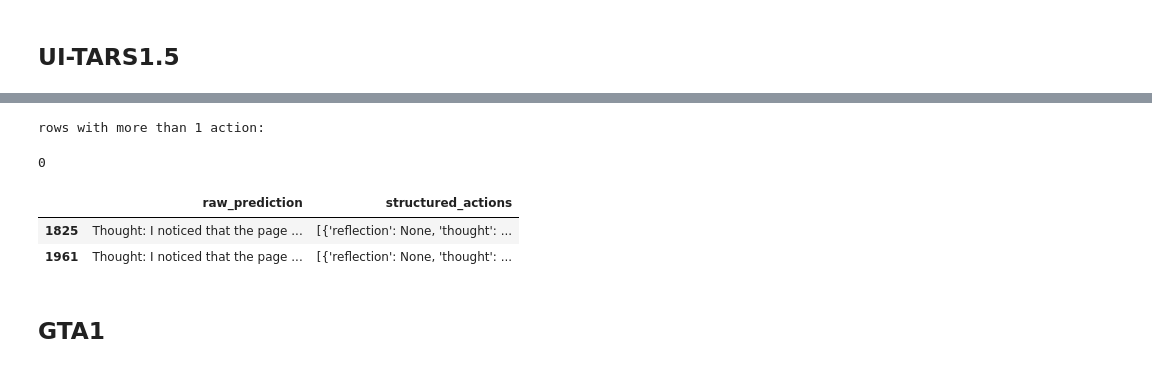
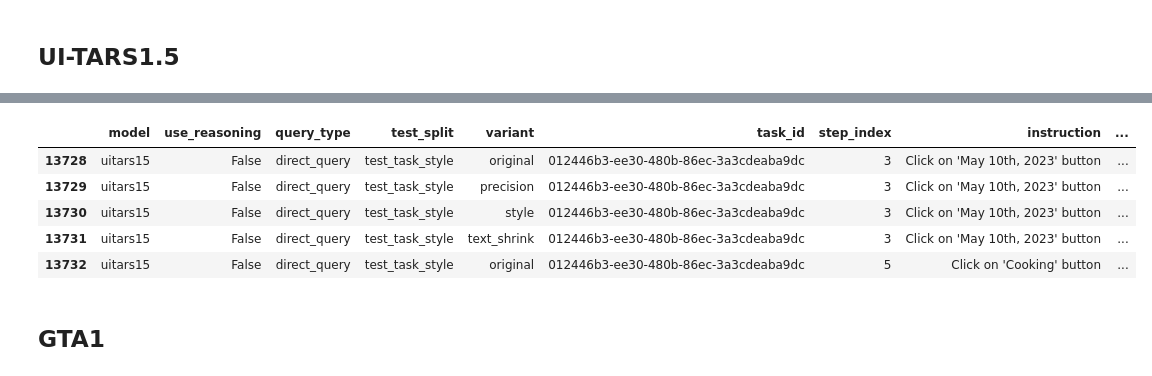
Before and after one commit to ManifoldRG/GUI-DR, a Jupyter notebook: data/baseline_results_analysis.ipynb, the cells around one changed output, grey strips where cells are left out. Drawn from its saved outputs; the diff is of its cells as text; code cells hidden in the pictures.

```diff
--- a/data/baseline_results_analysis.ipynb
+++ b/data/baseline_results_analysis.ipynb
@@ -67,6 +205,8 @@ IMAGE_FACTOR = 28
 MIN_PIXELS = 100 * 28 * 28
 MAX_PIXELS = 16384 * 28 * 28
 MAX_RATIO = 200
+IMAGE_HEIGHT = 1080
+IMAGE_WIDTH = 1920
 
 def escape_single_quotes(text):
     # 匹配未转义的单引号（不匹配 \\'）
@@ -246,7 +674,7 @@ def parse_action(action_str):
         print(f"Failed to parse action '{action_str}': {e}")
         return None
 
-def parse_action_to_structure_output(text, factor, origin_resized_height, origin_resized_width, model_type, max_pixels=16384*28*28, min_pixels=100*28*28):
+def parse_action_to_structure_output(text, factor = IMAGE_FACTOR, origin_resized_height = 1080, origin_resized_width = 1920, model_type = "qwen25vl", max_pixels=16384*28*28, min_pixels=100*28*28):
     text = text.strip()
     if model_type == "qwen25vl":
         smart_resize_height, smart_resize_width = smart_resize(origin_resized_height, origin_resized_width, factor=IMAGE_FACTOR, min_pixels=min_pixels, max_pixels=max_pixels)
@@ -312,9 +740,8 @@ def parse_action_to_structure_output(text, factor, origin_resized_height, origin
 
             if "start_box" in param_name or "end_box" in param_name:
                 ori_box = param
-                # Remove parentheses and split the string by commas
-                numbers = ori_box.replace("(", "").replace(")", "").split(",")
-
+                # Remove parentheses and brackets, then split the string by commas
+                numbers = ori_box.replace("(", "").replace(")", "").replace("[", "").replace("]", "").split(",")
                 # Convert to float and scale by 1000
                 # Qwen2.5vl output absolute coordinates, qwen2vl output relative coordinates
                 if model_type == "qwen25vl":
@@ -322,14 +749,14 @@ def parse_action_to_structure_output(text, factor, origin_resized_height, origin
                     for num_idx, num in enumerate(numbers):
                         num = float(num)
                         if (num_idx + 1) % 2 == 0:
-                            float_numbers.append(float(num/smart_resize_height))
+                            float_numbers.append(round(float(num/smart_resize_height * IMAGE_HEIGHT)))
                         else:
-                            float_numbers.append(float(num/smart_resize_width))
+                            float_numbers.append(round(float(num/smart_resize_width * IMAGE_WIDTH)))
                 else:
-                    float_numbers = [float(num) / factor for num in numbers]
+                    raise ValueError(f"Unknown model type: {model_type}")
 
-                if len(float_numbers) == 2:
-                    float_numbers = [float_numbers[0], float_numbers[1], float_numbers[0], float_numbers[1]]
+                # if len(float_numbers) == 2:
+                #     float_numbers = [float_numbers[0], float_numbers[1], float_numbers[0], float_numbers[1]]
                 action_inputs[param_name.strip()] = str(float_numbers)
 
         # import pdb; pdb.set_trace()
@@ -361,26 +771,46 @@ Name: raw_prediction, Length: 800, dtype: object
 # %%
-from pprint import pprint
+uitars15_filter = df_all['model'] == 'uitars15'
+uitars15_df = df_all[uitars15_filter].copy()
 
-uitars15_df['structured_actions'] = uitars15_df['raw_prediction'].apply(parse_action_to_structure_output, factor=IMAGE_FACTOR, origin_resized_height=1920, origin_resized_width=1080, model_type="qwen25vl")  # use qwen25vl for uitars15
+uitars15_df['structured_actions'] = uitars15_df['raw_prediction'].apply(parse_action_to_structure_output)  # use qwen25vl for uitars15
 pd.set_option('display.max_columns', None)
 
-def has_more_than_1_action(row):
-    return True if len(row['structured_actions']) > 1 else False
+# def has_more_than_1_action(row):
+#     return True if len(row['structured_actions']) > 1 else False
 
-print("rows with more than 1 action:")
-display(len(uitars15_df[uitars15_df.apply(has_more_than_1_action, axis=1)]))
+# print("rows with more than 1 action:")
+# display(len(uitars15_df[uitars15_df.apply(has_more_than_1_action, axis=1)]))
 
 
-def has_non_click_action(row):
-    return True if any(action['action_type'] != 'click' for action in row['structured_actions']) else False
+# def has_non_click_action(row):
+#     return True if any(action['action_type'] != 'click' for action in row['structured_actions']) else False
 
-display(uitars15_df[uitars15_df.apply(has_non_click_action, axis=1)][['raw_prediction', 'structured_actions']].head())
+# display(uitars15_df[uitars15_df.apply(has_non_click_action, axis=1)][['raw_prediction', 'structured_actions']].head())
+
+def get_action_type_and_coordinates_from_structured_actions_for_uitars15(row):
+    structured_actions = row['structured_actions']
+    action_type = structured_actions[0]['action_type']
+    if action_type == 'click':
+        coordinates = structured_actions[0]['action_inputs']['start_box']
+        coordinates = ast.literal_eval(coordinates)
+        return action_type, coordinates
+
+    else:
+        # from pprint import pprint
+        # pprint(structured_actions)
+        coordinates = None
+    return action_type, coordinates
+
+uitars15_df['action_type'], uitars15_df['coordinates'] = zip(*uitars15_df.apply(get_action_type_and_coordinates_from_structured_actions_for_uitars15, axis=1))
+uitars15_df.groupby('action_type')[['model', 'use_reasoning', 'query_type', 'action_type']].value_counts()
+uitars15_df[uitars15_df['action_type'] == 'click'].head()
 # %% [output]
-rows with more than 1 action:
-0
-|  | raw_prediction | structured_actions |
-| 1825 | Thought: I noticed that the page ... | [{'reflection': None, 'thought': ... |
-| 1961 | Thought: I noticed that the page ... | [{'reflection': None, 'thought': ... |
+|  | model | use_reasoning | query_type | test_split | variant | task_id | step_index | instruction | ... |
+| 13728 | uitars15 | False | direct_query | test_task_style | original | 012446b3-ee30-480b-86ec-3a3cdeaba9dc | 3 | Click on 'May 10th, 2023' button | ... |
+| 13729 | uitars15 | False | direct_query | test_task_style | precision | 012446b3-ee30-480b-86ec-3a3cdeaba9dc | 3 | Click on 'May 10th, 2023' button | ... |
+| 13730 | uitars15 | False | direct_query | test_task_style | style | 012446b3-ee30-480b-86ec-3a3cdeaba9dc | 3 | Click on 'May 10th, 2023' button | ... |
+| 13731 | uitars15 | False | direct_query | test_task_style | text_shrink | 012446b3-ee30-480b-86ec-3a3cdeaba9dc | 3 | Click on 'May 10th, 2023' button | ... |
+| 13732 | uitars15 | False | direct_query | test_task_style | original | 012446b3-ee30-480b-86ec-3a3cdeaba9dc | 5 | Click on 'Cooking' button | ... |
 # %% [markdown]
 ## GTA1
 # %% [markdown]
```
Also changed, not shown: parts of 46 cells of this notebook, 2 other files.
